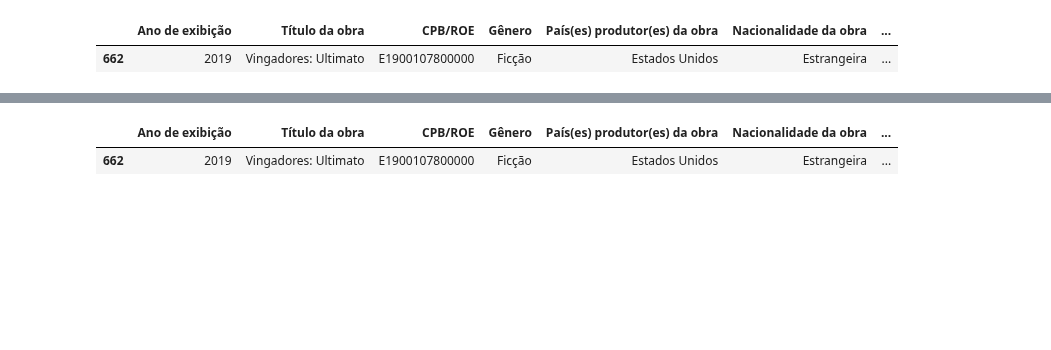
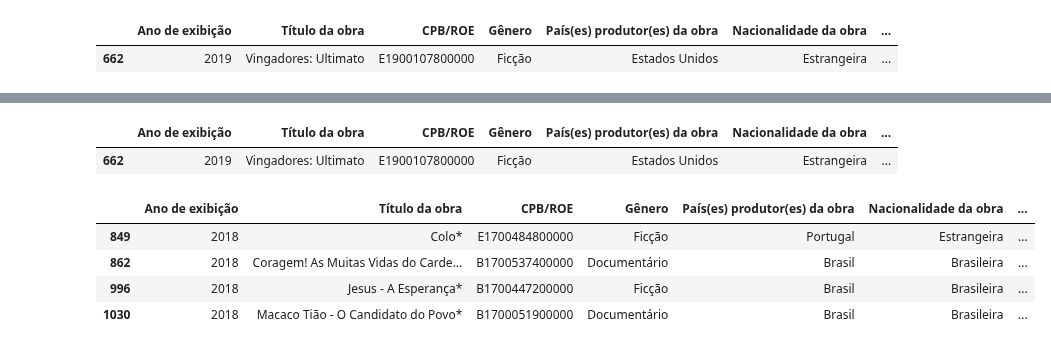
Before and after one commit to V1L3La/Learning-An-lise-de-Dados-em-Python, a Jupyter notebook: Filmes_no_Brasil_2009_2019_Análise_de_Dados_em_Python_Aula_01.ipynb, the cells around one changed output, grey strips where cells are left out. Drawn from its saved outputs; the diff is of its cells as text; code cells hidden in the pictures; blank space fills up the shorter version.

```diff
--- a/Filmes_no_Brasil_2009_2019_Análise_de_Dados_em_Python_Aula_01.ipynb
+++ b/Filmes_no_Brasil_2009_2019_Análise_de_Dados_em_Python_Aula_01.ipynb
@@ -267,3 +278,3 @@ df_novo['Publico'].shape
 # %%
-df_novo = df_novo[df_novo['Publico'] != 'ND']
-df.head()
+df_novo = df_novo[df_novo['Renda (R$) no ano de exibição'] != 'ND']
+df_novo.head()
@@ -270,4 +288,4 @@ df.head()
-# %%
-df_novo['Publico'] = pd.to_numeric(df_novo['Publico'])
+# %%
+df_novo['Renda (R$) no ano de exibição'] = pd.to_numeric(df_novo['Renda (R$) no ano de exibição'])
 # %%
 df_novo.dtypes
@@ -274,9 +305,13 @@ df_novo.dtypes
-# %%
-df_novo[df_novo['Publico'] == df_novo['Publico'].max()].head(3)
-
-
-
-# 54 03
-# %% [output]
-|  | Ano de exibição | Título da obra | CPB/ROE | Gênero | País(es) produtor(es) da obra | Nacionalidade da obra | ... |
-| 662 | 2019 | Vingadores: Ultimato | E1900107800000 | Ficção | Estados Unidos | Estrangeira | ... |
+# %%
+df_novo[df_novo['Renda (R$) no ano de exibição'] == df_novo['Renda (R$) no ano de exibição'].max()]
+# %% [output]
+|  | Ano de exibição | Título da obra | CPB/ROE | Gênero | País(es) produtor(es) da obra | Nacionalidade da obra | ... |
+| 662 | 2019 | Vingadores: Ultimato | E1900107800000 | Ficção | Estados Unidos | Estrangeira | ... |
+# %%
+df_novo[df_novo['Renda (R$) no ano de exibição'] == df_novo['Renda (R$) no ano de exibição'].min()].head(4)
+# %% [output]
+|  | Ano de exibição | Título da obra | CPB/ROE | Gênero | País(es) produtor(es) da obra | Nacionalidade da obra | ... |
+| 849 | 2018 | Colo* | E1700484800000 | Ficção | Portugal | Estrangeira | ... |
+| 862 | 2018 | Coragem! As Muitas Vidas do Carde... | B1700537400000 | Documentário | Brasil | Brasileira | ... |
+| 996 | 2018 | Jesus - A Esperança* | B1700447200000 | Ficção | Brasil | Brasileira | ... |
+| 1030 | 2018 | Macaco Tião - O Candidato do Povo* | B1700051900000 | Documentário | Brasil | Brasileira | ... |
```
Also changed, not shown: parts of 15 cells of this notebook.
